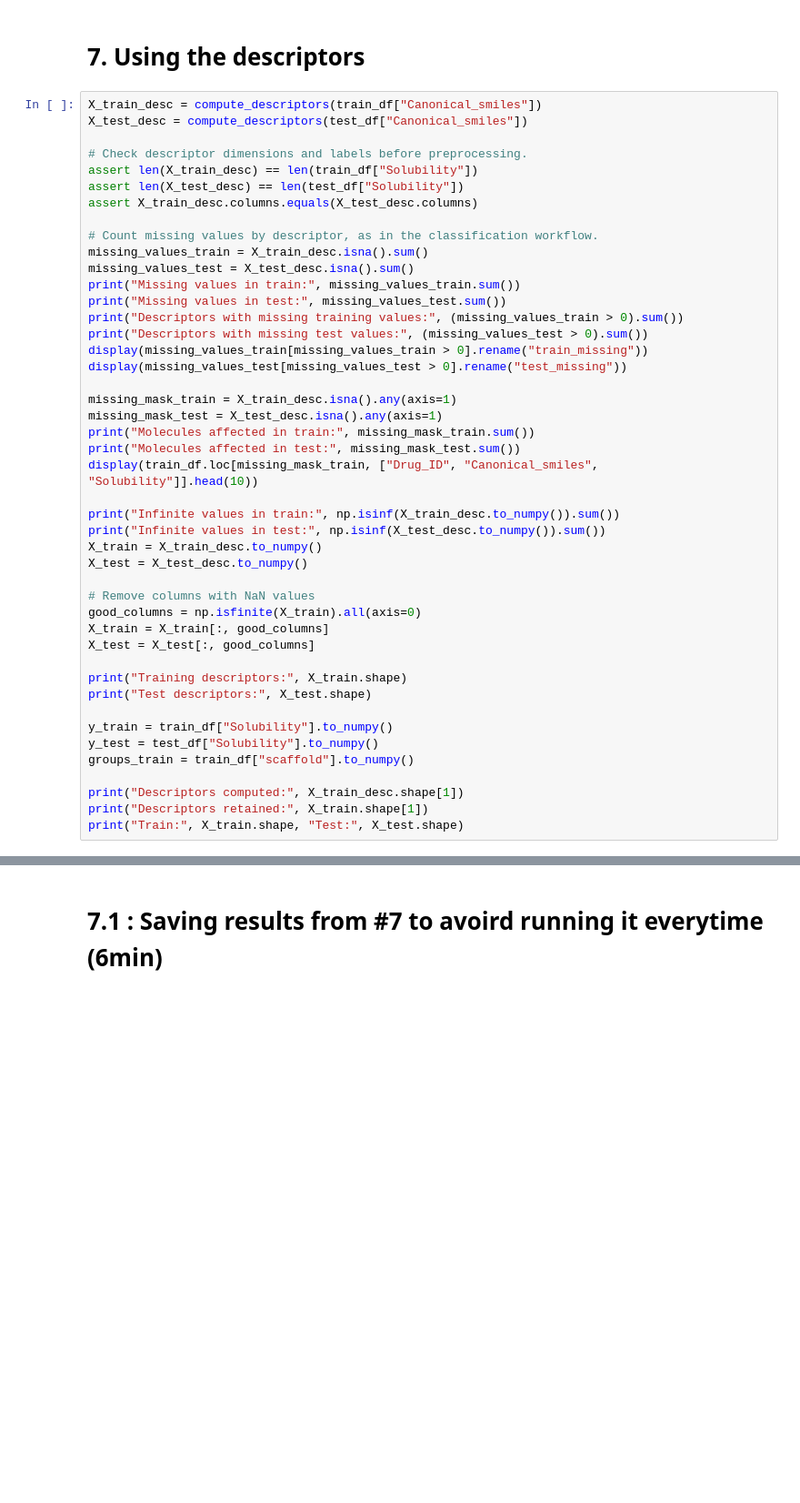
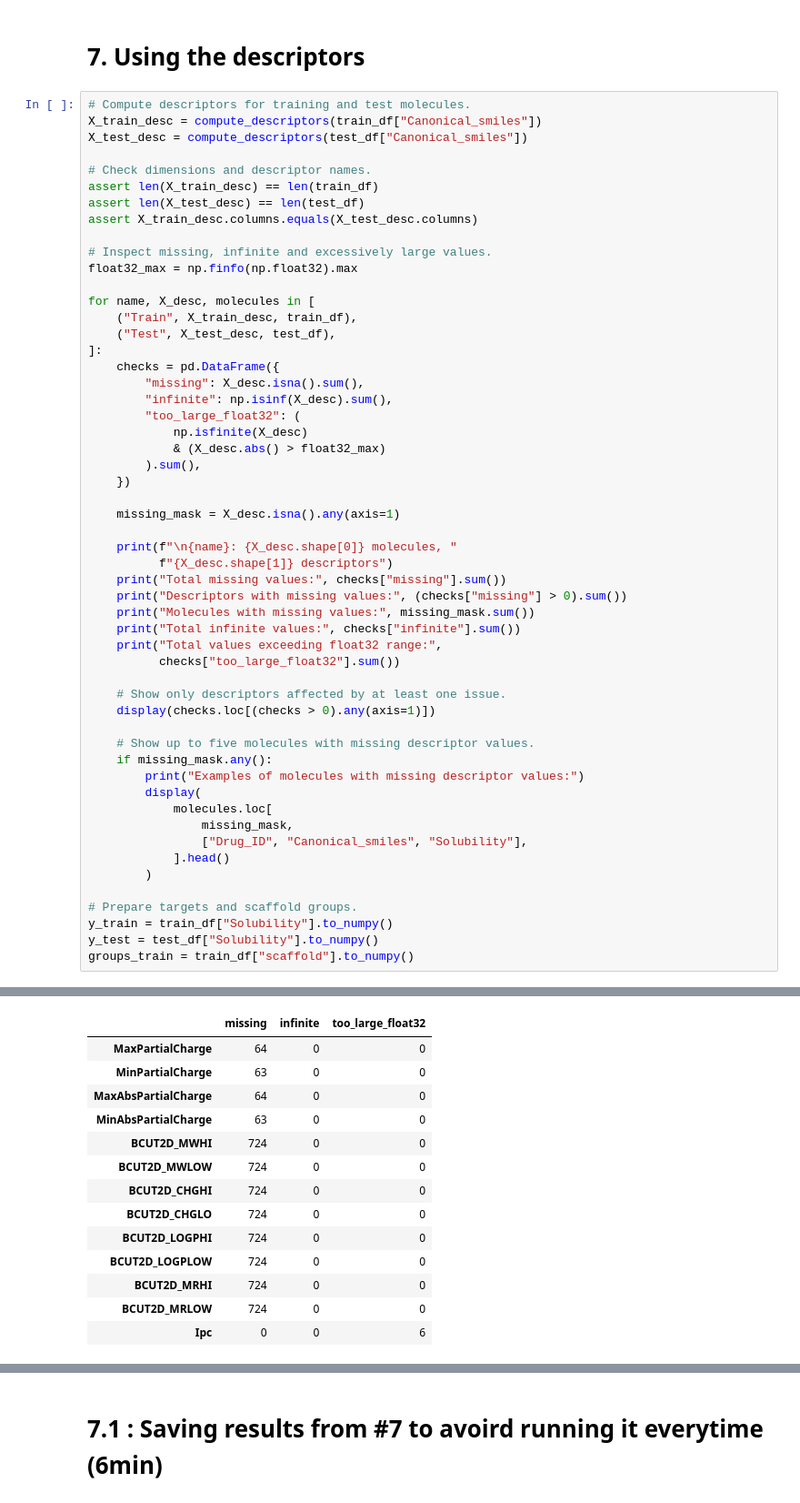
Before and after one commit to erinsoppelsa/Data-Project-for-Cheminformatics-class, a Jupyter notebook: notebooks/02_regression_solubility.ipynb, the cells around one changed output, grey strips where cells are left out. Shown at 91% size. Saved outputs shown, nothing was run; the diff lists cells and outputs as text; blank space fills up the shorter version.

```diff
--- a/notebooks/02_regression_solubility.ipynb
+++ b/notebooks/02_regression_solubility.ipynb
@@ -211,48 +211,57 @@ Name: Solubility, dtype: float64
 # %% [markdown]
 # 7. Using the descriptors
 # %%
+# Compute descriptors for training and test molecules.
 X_train_desc = compute_descriptors(train_df["Canonical_smiles"])
 X_test_desc = compute_descriptors(test_df["Canonical_smiles"])
 
-# Check descriptor dimensions and labels before preprocessing.
-assert len(X_train_desc) == len(train_df["Solubility"])
-assert len(X_test_desc) == len(test_df["Solubility"])
+# Check dimensions and descriptor names.
+assert len(X_train_desc) == len(train_df)
+assert len(X_test_desc) == len(test_df)
 assert X_train_desc.columns.equals(X_test_desc.columns)
 
-# Count missing values by descriptor, as in the classification workflow.
-missing_values_train = X_train_desc.isna().sum()
-missing_values_test = X_test_desc.isna().sum()
-print("Missing values in train:", missing_values_train.sum())
-print("Missing values in test:", missing_values_test.sum())
-print("Descriptors with missing training values:", (missing_values_train > 0).sum())
-print("Descriptors with missing test values:", (missing_values_test > 0).sum())
-display(missing_values_train[missing_values_train > 0].rename("train_missing"))
-display(missing_values_test[missing_values_test > 0].rename("test_missing"))
+# Inspect missing, infinite and excessively large values.
+float32_max = np.finfo(np.float32).max
 
-missing_mask_train = X_train_desc.isna().any(axis=1)
-missing_mask_test = X_test_desc.isna().any(axis=1)
-print("Molecules affected in train:", missing_mask_train.sum())
-print("Molecules affected in test:", missing_mask_test.sum())
-display(train_df.loc[missing_mask_train, ["Drug_ID", "Canonical_smiles", "Solubility"]].head(10))
+for name, X_desc, molecules in [
+    ("Train", X_train_desc, train_df),
+    ("Test", X_test_desc, test_df),
+]:
+    checks = pd.DataFrame({
+        "missing": X_desc.isna().sum(),
+        "infinite": np.isinf(X_desc).sum(),
+        "too_large_float32": (
+            np.isfinite(X_desc)
+            & (X_desc.abs() > float32_max)
+        ).sum(),
+    })
 
-print("Infinite values in train:", np.isinf(X_train_desc.to_numpy()).sum())
-print("Infinite values in test:", np.isinf(X_test_desc.to_numpy()).sum())
-X_train = X_train_desc.to_numpy()
-X_test = X_test_desc.to_numpy()
+    missing_mask = X_desc.isna().any(axis=1)
 
-# Remove columns with NaN values
-good_columns = np.isfinite(X_train).all(axis=0)
-X_train = X_train[:, good_columns]
-X_test = X_test[:, good_columns]
+    print(f"\n{name}: {X_desc.shape[0]} molecules, "
+          f"{X_desc.shape[1]} descriptors")
+    print("Total missing values:", checks["missing"].sum())
+    print("Descriptors with missing values:", (checks["missing"] > 0).sum())
+    print("Molecules with missing values:", missing_mask.sum())
+    print("Total infinite values:", checks["infinite"].sum())
+    print("Total values exceeding float32 range:",
+          checks["too_large_float32"].sum())
 
-print("Training descriptors:", X_train.shape)
-print("Test descriptors:", X_test.shape)
+    # Show only descriptors affected by at least one issue.
+    display(checks.loc[(checks > 0).any(axis=1)])
 
+    # Show up to five molecules with missing descriptor values.
+    if missing_mask.any():
+        print("Examples of molecules with missing descriptor values:")
+        display(
+            molecules.loc[
+                missing_mask,
+                ["Drug_ID", "Canonical_smiles", "Solubility"],
+            ].head()
+        )
+
+# Prepare targets and scaffold groups.
 y_train = train_df["Solubility"].to_numpy()
 y_test = test_df["Solubility"].to_numpy()
 groups_train = train_df["scaffold"].to_numpy()
-
-print("Descriptors computed:", X_train_desc.shape[1])
-print("Descriptors retained:", X_train.shape[1])
-print("Train:", X_train.shape, "Test:", X_test.shape)
 # %% [output]
@@ -286,0 +291,14 @@ Train: (8354, 198) Test: (1628, 198)
+|  | missing | infinite | too_large_float32 |
+| MaxPartialCharge | 64 | 0 | 0 |
+| MinPartialCharge | 63 | 0 | 0 |
+| MaxAbsPartialCharge | 64 | 0 | 0 |
+| MinAbsPartialCharge | 63 | 0 | 0 |
+| BCUT2D_MWHI | 724 | 0 | 0 |
+| BCUT2D_MWLOW | 724 | 0 | 0 |
+| BCUT2D_CHGHI | 724 | 0 | 0 |
+| BCUT2D_CHGLO | 724 | 0 | 0 |
+| BCUT2D_LOGPHI | 724 | 0 | 0 |
+| BCUT2D_LOGPLOW | 724 | 0 | 0 |
+| BCUT2D_MRHI | 724 | 0 | 0 |
+| BCUT2D_MRLOW | 724 | 0 | 0 |
+| Ipc | 0 | 0 | 6 |
```
Also changed, not shown: parts of 16 cells of this notebook, 14 other files.
